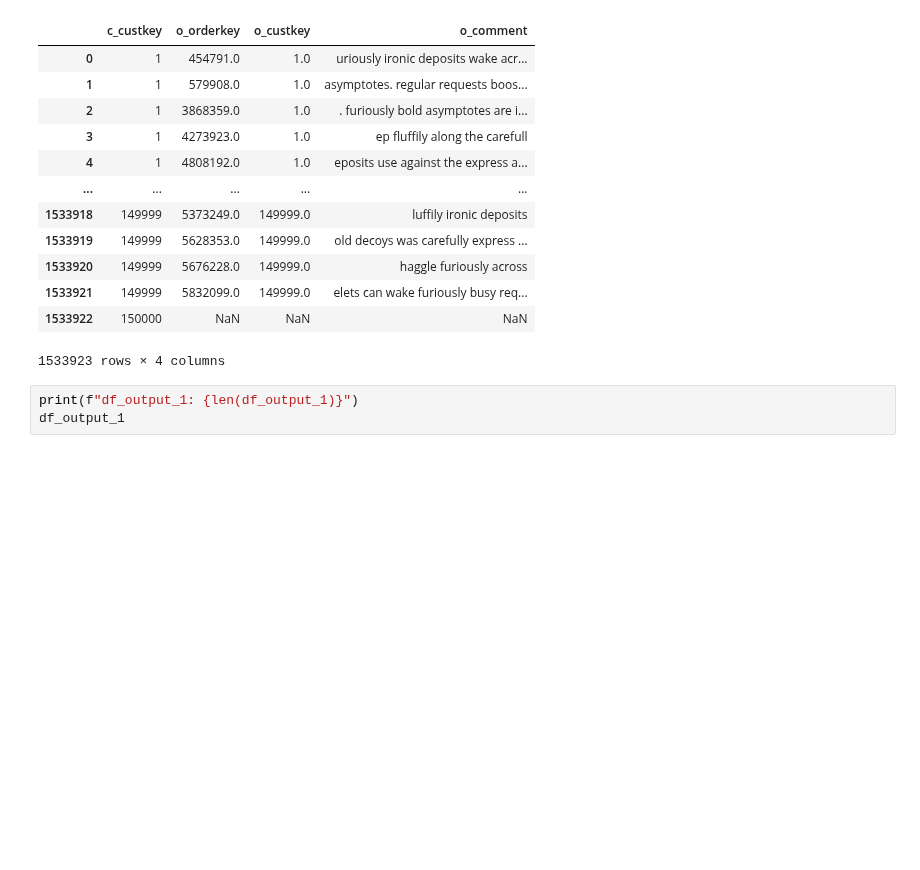
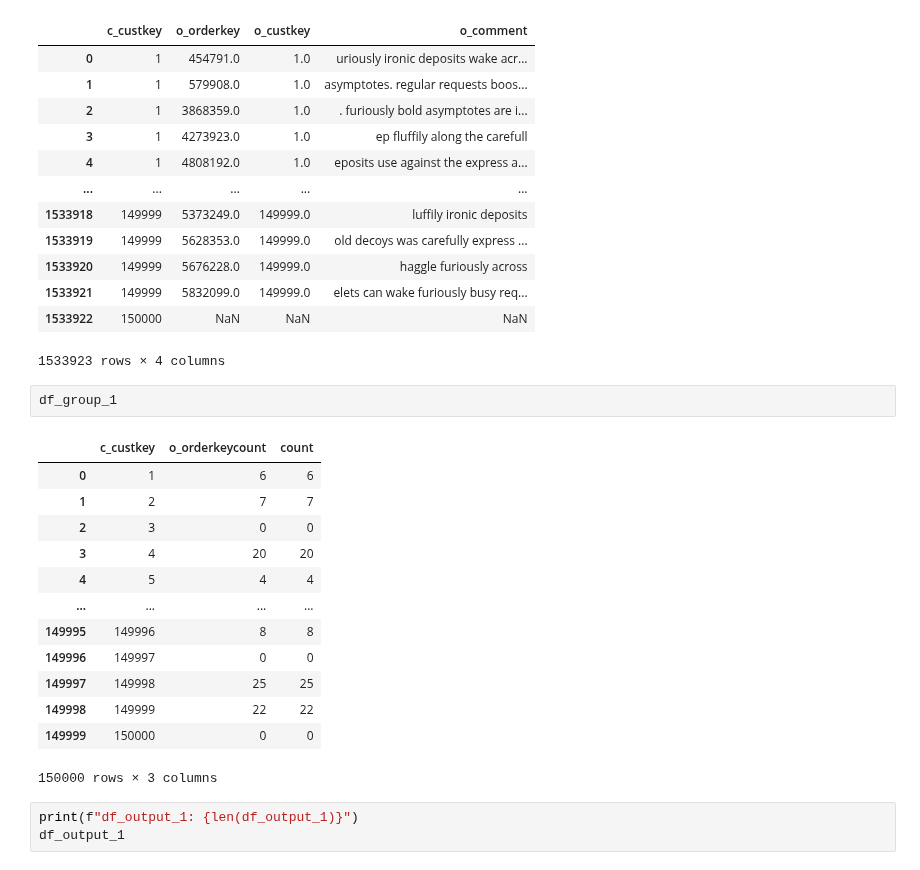
Before and after one commit to groegercesg/QueryBridge, a Jupyter notebook: early_results/q13_hyper.ipynb, the cells around one changed output. Saved outputs shown, nothing was run; the diff lists cells and outputs as text; blank space fills up the shorter version.

```diff
--- a/early_results/q13_hyper.ipynb
+++ b/early_results/q13_hyper.ipynb
@@ -270,6 +274,22 @@ df_join_1: 1533923
 | 1533921 | 149999 | 5832099.0 | 149999.0 | elets can wake furiously busy req... |
 | 1533922 | 150000 | NaN | NaN | NaN |
 1533923 rows × 4 columns
+# %%
+df_group_1
+# %% [output]
+|  | c_custkey | o_orderkeycount | count |
+| 0 | 1 | 6 | 6 |
+| 1 | 2 | 7 | 7 |
+| 2 | 3 | 0 | 0 |
+| 3 | 4 | 20 | 20 |
+| 4 | 5 | 4 | 4 |
+| ... | ... | ... | ... |
+| 149995 | 149996 | 8 | 8 |
+| 149996 | 149997 | 0 | 0 |
+| 149997 | 149998 | 25 | 25 |
+| 149998 | 149999 | 22 | 22 |
+| 149999 | 150000 | 0 | 0 |
+150000 rows × 3 columns
 # %%
 print(f"df_output_1: {len(df_output_1)}")
 df_output_1
```
Also changed, not shown: parts of 1 cell of this notebook, 7 other files.
